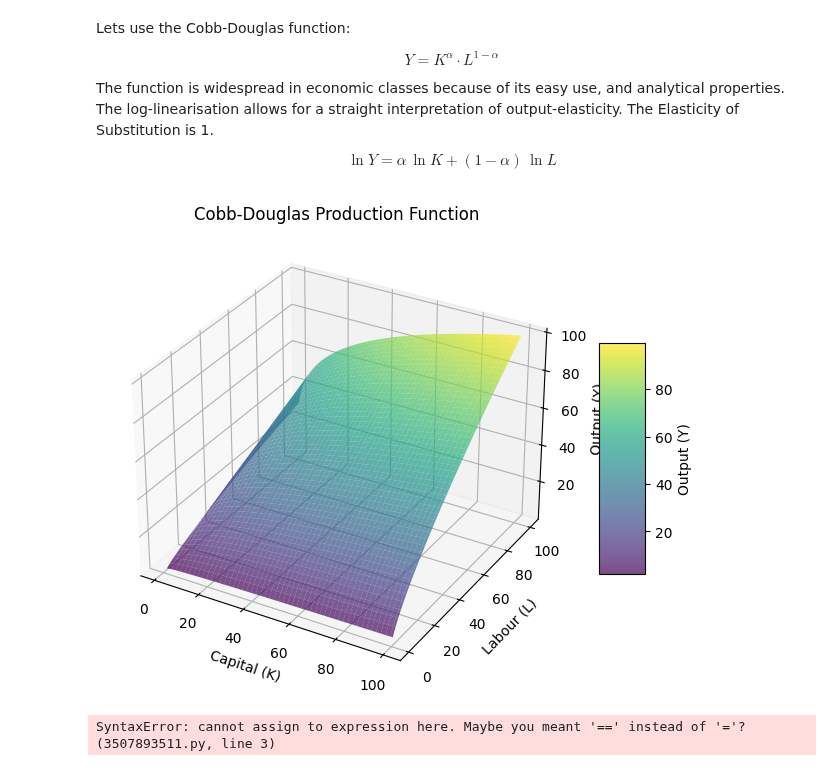
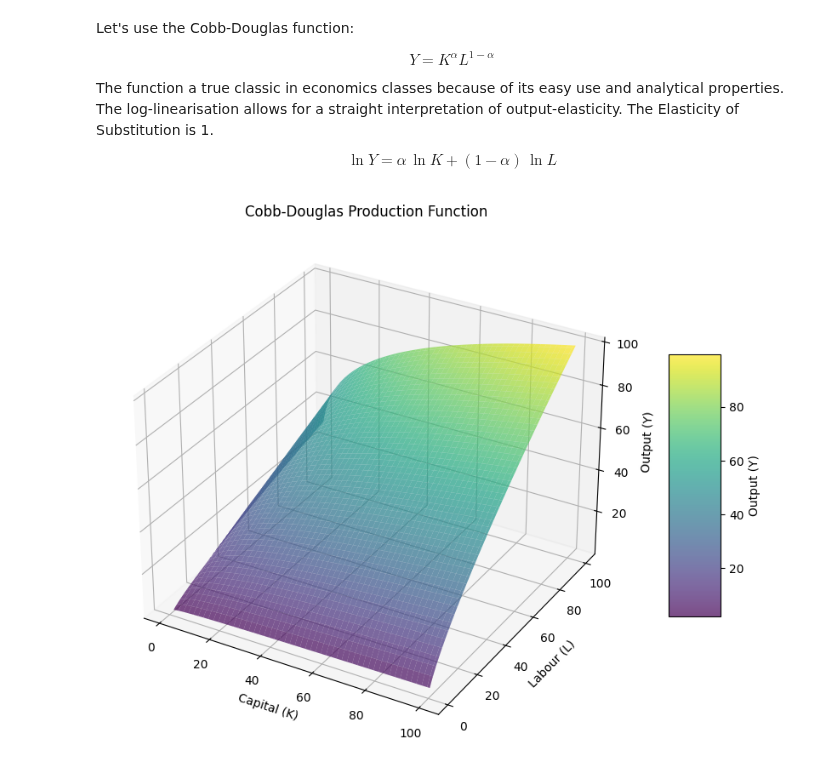
Before and after one commit to J-Wilke/Computational-Economics, a Jupyter notebook: Methods/Cobb_Douglas_Approx.ipynb, the cells around one changed output. Cells and saved outputs as stored; diff of their text form; code cells hidden in the pictures.

```diff
--- a/Methods/Cobb_Douglas_Approx.ipynb
+++ b/Methods/Cobb_Douglas_Approx.ipynb
@@ -2,13 +2,13 @@
 import numpy as np
 import matplotlib.pyplot as plt
 # %% [markdown]
-Lets use the Cobb-Douglas function:
+Let's use the Cobb-Douglas function:
 
 $$
-Y = K^\alpha \cdot L^{1-\alpha}
+Y = K^\alpha L^{1-\alpha}
 $$
 
-The function is widespread in economic classes because of its easy use, and analytical properties. The log-linearisation allows for a straight interpretation of output-elasticity. The Elasticity of Substitution is 1.
+The function a true classic in economics classes because of its easy use and analytical properties. The log-linearisation allows for a straight interpretation of output-elasticity. The Elasticity of Substitution is 1.
 
 $$
 \ln Y = \alpha\,\ln K + (1-\alpha)\,\ln L
@@ -27,39 +27,20 @@ K, L = np.meshgrid(K, L)  # Create a meshgrid for K and L
 Y = f(K,L, alpha = 0.25)
 # %%
 # Erstelle den 3D-Plot
-fig = plt.figure(figsize=(8, 6))
+fig = plt.figure(figsize=(12, 8))
 ax = fig.add_subplot(111, projection='3d')
 
 # Zeichne die Oberfläche und füge eine Colorbar hinzu
 surf = ax.plot_surface(K, L, Y, cmap='viridis', alpha=0.7, edgecolor='none')
 cbar = fig.colorbar(surf, shrink=0.5, aspect=5)  # Die Colorbar zeigt die Werte von Y
 cbar.set_label('Output (Y)')  # Beschriftung der Colorbar
 
 # Achsenbeschriftungen und Titel
 ax.set_xlabel('Capital (K)')
 ax.set_ylabel('Labour (L)')
 ax.set_zlabel('Output (Y)')
 ax.set_title('Cobb-Douglas Production Function')
 
 plt.show()
 # %% [output]
-[figure, old version]
+[figure, new version]
-# %%
-# Set Budget Constraint
-def Constraint(K, w, r, L, I):
-    return (w * L + r * K = I)
-
-# Set Parameters for Budget Constraint
-w = 1  # Wage rate
-r = 1  # Rental rate of capital
-I = 100  # Income
-
-# Create a grid for K and L
-K = np.linspace(1, 100, 100)  # Capital stock
-L = np.linspace(1, 100, 100)  # Labor input
-K, L = np.meshgrid(K, L)  # Create a meshgrid for K and L
-
-# Calculate the budget constraint
-B = Constraint(K, w, r, L, I)
-# %% [output]
-SyntaxError: cannot assign to expression here. Maybe you meant '==' instead of '='? (3507893511.py, line 3)
```
